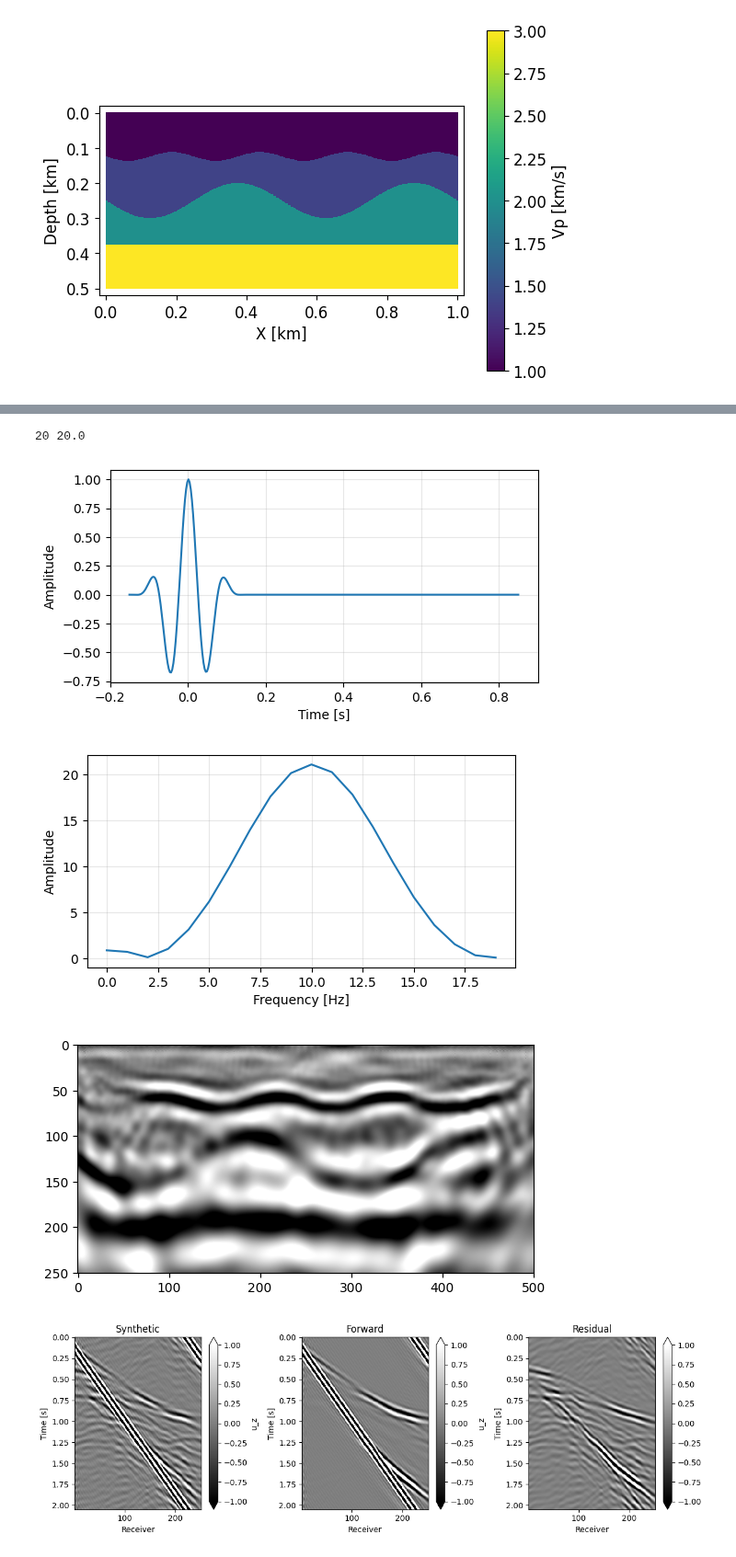
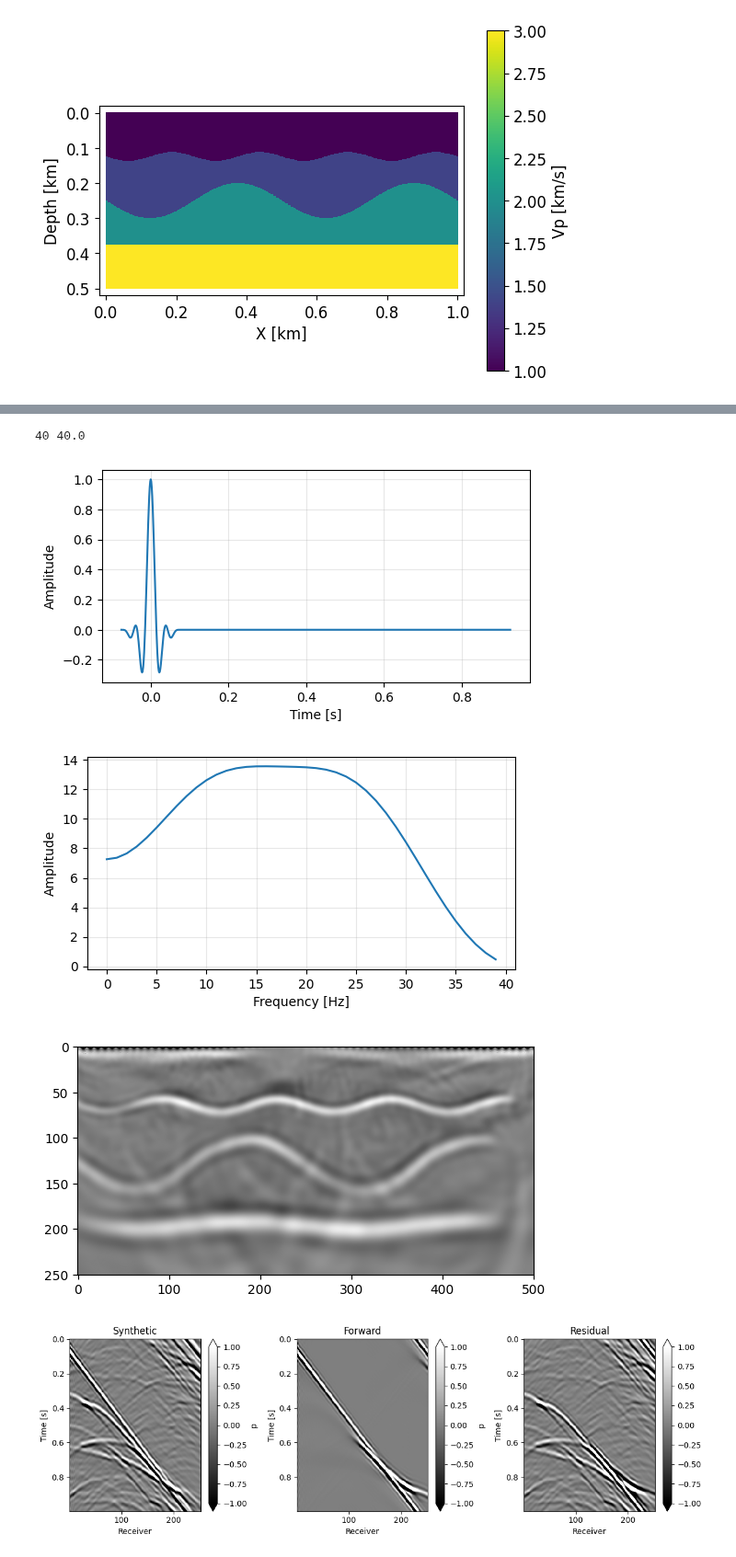
Before and after one commit to FrequenSol/FrequenSolve, a Jupyter notebook: examples/ex05_rtm.ipynb, the cells around one changed output, grey strips where cells are left out. Shown at 92% size. Cells and saved outputs as stored; diff of their text form; code cells hidden in the pictures.

```diff
--- a/examples/ex05_rtm.ipynb
+++ b/examples/ex05_rtm.ipynb
@@ -20,4 +19,11 @@ sim = project.new_simulation(
 # %%
+sim = project.new_simulation(
+    name = "sharp",
+    physics = "acoustic",
+    dimension = 2,
+    f0 = 1.0,
+)
+
 # New 2D layered model over interval x in [0,1]
 model = LayeredModel(
     dimension = 2,
@@ -200,60 +226,54 @@ smooth = project.simulations["smoothed"]
 # %%
-# --- Connect to site ---
-
-site = "local"
-
-if site == "local":
-    site = LocalSite()
-elif site == "stampede3":
-    site = Stampede3Site(
-        rel_path = "problems/ex_05/",
-        default_queue = "spr",
-    )
-else:
-    raise ValueError(f"Site {site} not supported; specify a valid site from options above.")
+site = LocalSite()
 site.sync(project)
 
-f_list = np.linspace(1,20,40)
+# Define frequencies used for imaging (linearly spaced frequencies allow the time-domain data to be reconstructed)
+f_list = np.linspace(1,40,40)
 
+# Define wavelet (if wavelet is not provided, all frequencies will be weighted equally in the image)
+wavelet = KlauderWavelet(
+    f = [1, 32],
+    center = 0.075,
+    window = ("blackman", 0.15),
+)
+wavelet.plot(f_max = 40)
+
+# Define job for generating synthetic data
 synthetic = FrequencyDomainJob(
     name = "synthetic",
     simulation = sharp,
     f_list = f_list,
 )
 
-wavelet = KlauderWavelet(
-    f = [6, 14],
-    center = 0.15,
-    window = ("blackman", 0.3),
-)
-wavelet.plot(f_max = 20)
-
+# Define imaging job
 rtm = RTMImagingJob(
     name = "rtm",
     simulation = smooth,
     f_list = synthetic.f_list,
     resolution = [501, 251],
-    data_path = synthetic.trace_path,
     misfit_type = "L2",
     imaging_condition = "energy",
-    keep_forward = True,
-    keep_adjoint = True,
+    data_path = synthetic.trace_path,
     save_path = "scratch/ex_05/outputs/smoothed/imaging/",
     wavelet = wavelet,
     normalize = 1.e-2
 )
 
-# site.submit(synthetic)
-# site.submit(rtm)
+# Submit jobs to site
+site.submit(synthetic)
+site.submit(rtm)
 
+# Fetch traces and image from the site
 syn_db = site.fetch_traces(synthetic, upscale = 4)
 fwd_db = site.fetch_traces(rtm, upscale = 4)
 img = site.fetch_image(rtm)
 
-A = 10.0
+# Plot image
+A = 4*np.std(img)
 plt.imshow(img, vmin=-A, vmax=A, cmap="gray")
 plt.show()
 
+# Plot a few traces
 for group in syn_db.groups:
     for shot in [1,32,64]:
         for comp in syn_db.components(group):
@@ -264,35 +284,35 @@ for group in syn_db.groups:
             td_syn.plot(
                 vmin = -1,
                 vmax = 1,
                 y = "time",
                 yincrease = False,
                 cmap = "gray",
                 ax = ax1
             )
             ax1.set_title("Synthetic")
             td_fwd.plot(
                 vmin = -1,
                 vmax = 1,
                 y = "time",
                 yincrease = False,
                 cmap = "gray",
                 ax = ax2
             )
             ax2.set_title("Forward")
             (td_syn - td_fwd).plot(
                 vmin = -1,
                 vmax = 1,
                 y = "time",
                 yincrease = False,
                 cmap = "gray",
                 ax = ax3
             )
             ax3.set_title("Residual")
             plt.tight_layout()
             plt.show()
 # %% [output]
-20 20.0
+40 40.0
-[figure, old version]
+[figure, new version]
-[figure, old version]
+[figure, new version]
-[figure, old version]
+[figure, new version]
-[figure, old version]
+[figure, new version]
```
Also changed, not shown: parts of 13 cells of this notebook, 7 other files.
